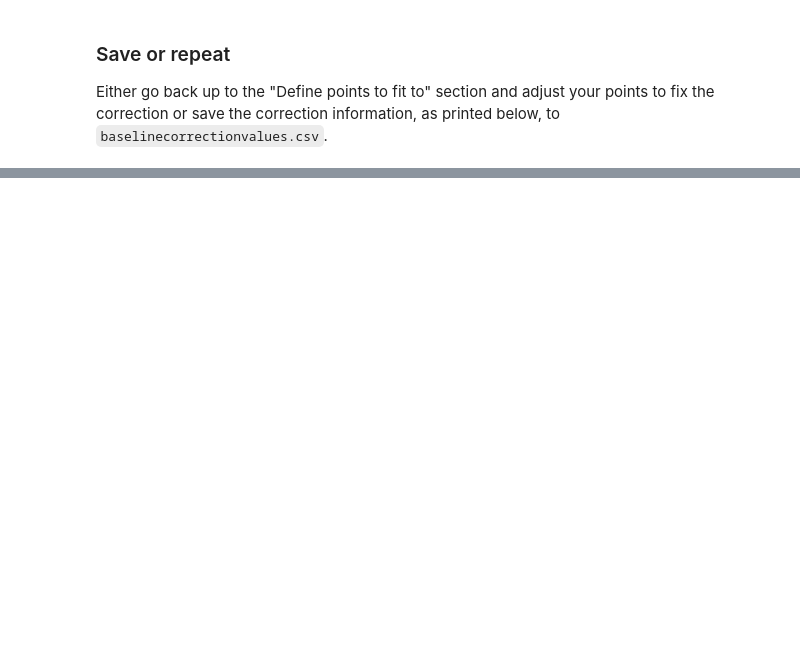
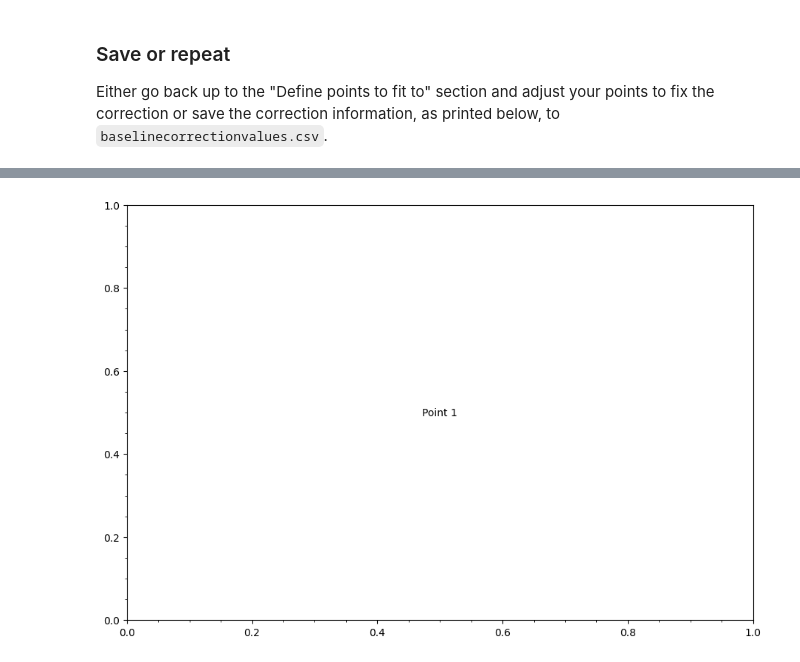
Before and after one commit to villano-lab/R76Analysis, a Jupyter notebook: Correction_Sandbox.ipynb, the cells around one changed output, grey strips where cells are left out. Cells and saved outputs as stored; diff of their text form; code cells hidden in the pictures; blank space fills up the shorter version.

```diff
--- a/Correction_Sandbox.ipynb
+++ b/Correction_Sandbox.ipynb
@@ -159,0 +194,81 @@ for series in ser:
+# %%
+#Imports
+from matplotlib.widgets import Button
+from ipywidgets.widgets import Dropdown, Checkbox
+from IPython.display import display, Javascript
+
+#Set up dropdown for series selection
+bor = 0
+dd = Dropdown(description = "Choose series",options = [(x,i) for i,x in enumerate(ser)],value=bor)
+def dropdown_handler(change):
+    global bor
+    #print(change.new)
+    bor = change.new  # This line isn't working
+dd.observe(dropdown_handler, names='value')
+display(dd)
+
+#Set up plot
+fig,ax = plt.subplots()
+
+#Define buttons
+b1 = Button(ax,"Point 1",color='o'); b2 = Button(ax,"Point 2",color='grey')
+bdone = Button(ax,"Done!")
+def button1(self,event):
+    selectingpoint1 = True
+    b1.color = 'o'; b2.color = 'grey'
+def button2(self,event):
+    selectingpoint1 = False
+    b1.color = 'grey'; b2.color = 'o'
+m,b = 0,0; xvals=[0] #placeholder values
+def done(self,event):
+    global m,b,xvals,z
+    m = (points[1][1]-points[0][1])/(points[1][0]-points[0][0])
+    b = points[0][1] - points[0][0]*m
+    xvals = np.linspace(points[0][0],points[1][0],1000)
+    bdone.color = 'b'
+    for x in z:
+        x['bscorr_man'] = bscorr(x,m/b)
+    Javascript("Jupyter.notebook.execute_cells([12])")
+b1.on_click(callback.button1); b2.on_click(callback.button2)
+
+#Define click event
+point1, point2 = [0,0],[0,0]; autoflip,selectingpoint1 = True, True
+def on_pick(event):
+    global selectingpoint1, autoflip, point1, point2
+    xmouse, ymouse = event.mouseevent.xdata, event.mouseevent.ydata
+    if selectingpoint1:
+        point1 = [xmouse,ymouse]
+        if autoflip:
+            b1.color = 'grey'; b2.color = 'o'
+    else:
+        point2 = [xmouse,ymouse]
+        if autoflip:
+            b1.color = 'o'; b2.color = 'grey'
+    if autoflip:
+        if not selectingpoint1:
+            done()
+        selectingpoint1 = !selectingpoint1 #switch to the other point once we've clicked the one we were on
+fig.canvas.callbacks.connect('pick_event', on_pick)
+
+#Set up plot
+points = [point1,point2]
+x = z[bor]
+ax.hist2d(x["PSUMbs"][~x["crand"]]-18000, x["pt_keV"][~x["crand"]],
+           bins=bins)
+           #bins = bins2)
+           #bins=[np.linspace(3000,5000,200),np.linspace(0,100,150)])
+ax.scatter([points[0][0],points[1][0]],[points[0][1],points[1][1]],color='white')
+ax.plot(xvals,m*xvals+b,color='lime')
+ax.set_xlabel("Baseline Elevation")
+ax.set_ylabel("Phonon Energy [keV]")
+
+#Set up checkboxes
+box = Checkbox(True, description="Automatically go to next step.")
+display(box)
+def change(b):
+    global autoflip
+    autoflip = !autoflip
+
+#Show plot
+fig.show()
+# %% [output]
@@ -159,0 +277 @@ for series in ser:
+[figure, added]
```
Also changed, not shown: parts of 11 cells of this notebook, 2 other files.
